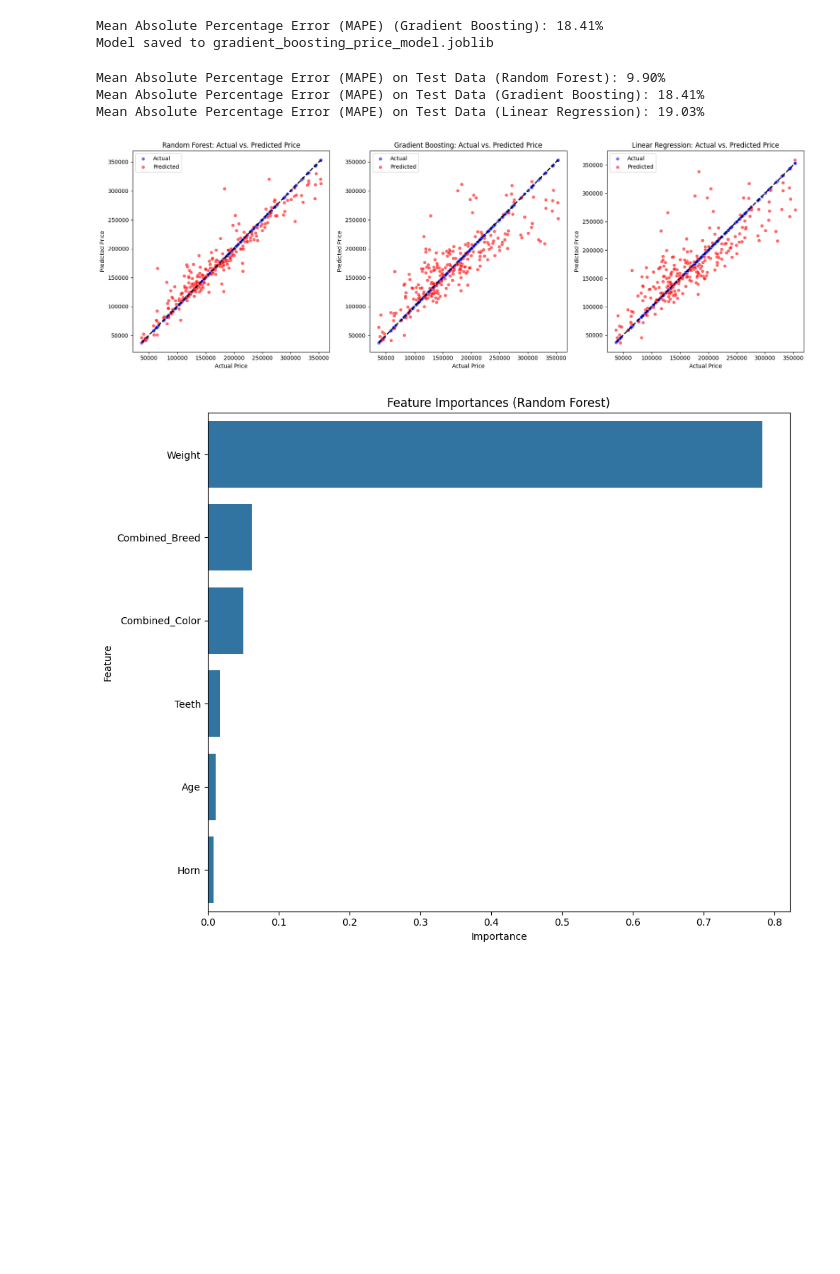
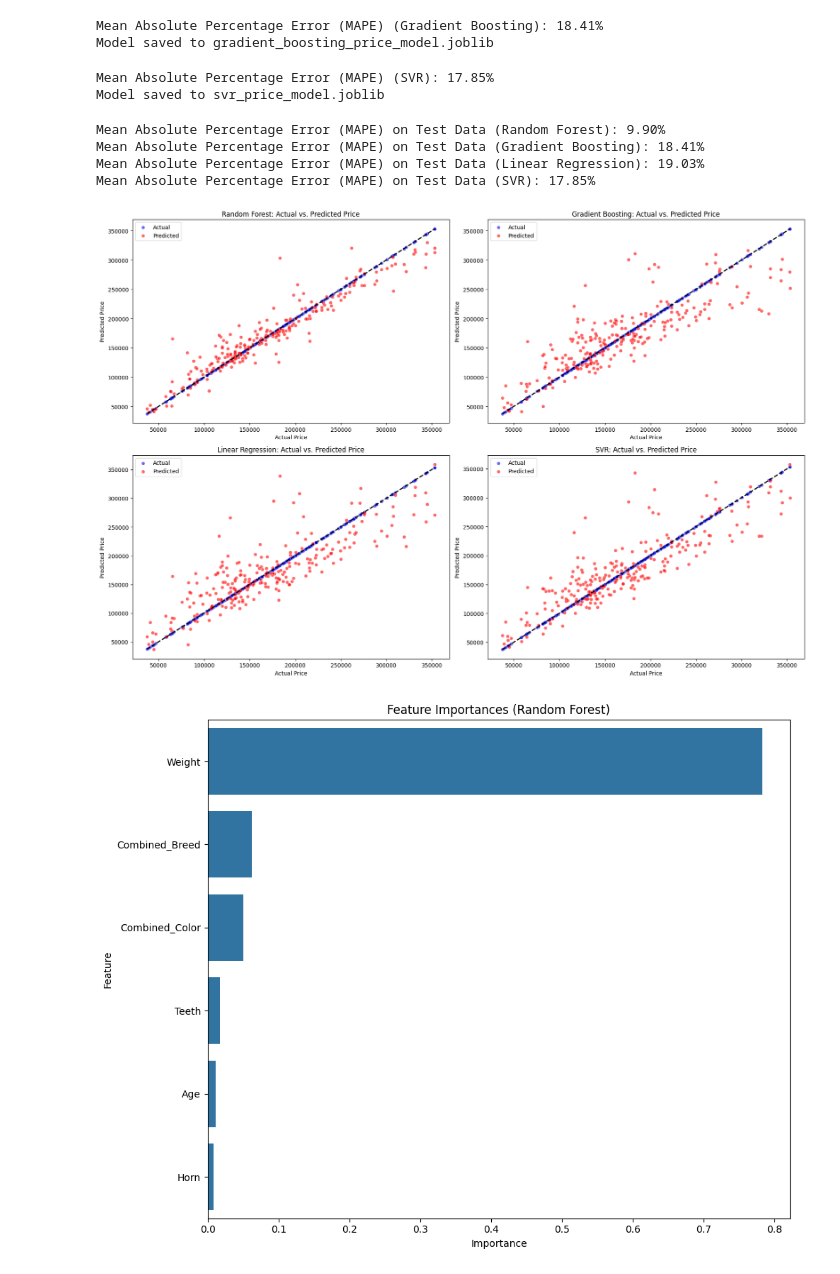
Before and after one commit to Aaban-Saad/CSE445-Qurbani-Cow-Price-Prediction, a Jupyter notebook: Cow_price_prediction.ipynb, the cells around one changed output. Cells and saved outputs as stored; diff of their text form; code cells hidden in the pictures; blank space fills up the shorter version.

```diff
--- a/Cow_price_prediction.ipynb
+++ b/Cow_price_prediction.ipynb
@@ -416,6 +416,31 @@ print(f"Model saved to {filename}")
 # %% [output]
 Mean Absolute Percentage Error (MAPE) (Gradient Boosting): 18.41%
 Model saved to gradient_boosting_price_model.joblib
+# %%
+from sklearn.svm import SVR
+from sklearn.metrics import mean_absolute_percentage_error
+
+# Initialize and train the SVR model
+svr_model = SVR(kernel='linear')  # You can experiment with different kernels like 'linear', 'poly', 'rbf'
+svr_model.fit(X_train, y_train)
+
+# Make predictions on the test set
+y_pred_svr = svr_model.predict(X_test)
+
+# Evaluate the model
+mape_svr = mean_absolute_percentage_error(y_test, y_pred_svr) * 100
+print(f"Mean Absolute Percentage Error (MAPE) (SVR): {mape_svr:.2f}%")
+
+# Define a filename for your model
+filename = 'svr_price_model.joblib'
+
+# Save the model to the file
+joblib.dump(svr_model, filename)
+
+print(f"Model saved to {filename}")
+# %% [output]
+Mean Absolute Percentage Error (MAPE) (SVR): 17.85%
+Model saved to svr_price_model.joblib
 # %%
 import joblib
 from sklearn.metrics import mean_absolute_percentage_error
@@ -426,12 +451,15 @@ loaded_rf_model = joblib.load('/content/random_forest_price_model.joblib')
 loaded_gbr_model = joblib.load('/content/gradient_boosting_price_model.joblib')
 # Load the saved Linear Regression model
 loaded_lr_model = joblib.load('/content/linear_regrassion_model.joblib')
+# Load the saved SVR model
+loaded_svr_model = joblib.load('/content/svr_price_model.joblib')
 
 
 # Make predictions on the test set using the loaded models
 y_pred_rf_test = loaded_rf_model.predict(X_test)
 y_pred_gbr_test = loaded_gbr_model.predict(X_test)
 y_pred_lr_test = loaded_lr_model.predict(X_test)
+y_pred_svr_test = loaded_svr_model.predict(X_test)
 
 
 # Evaluate the loaded models
@@ -443,16 +471,23 @@ print(f"Mean Absolute Percentage Error (MAPE) on Test Data (Gradient Boosting):
 
 mape_lr_test = mean_absolute_percentage_error(y_test, y_pred_lr_test) * 100
 print(f"Mean Absolute Percentage Error (MAPE) on Test Data (Linear Regression): {mape_lr_test:.2f}%")
+
+mape_svr_test = mean_absolute_percentage_error(y_test, y_pred_svr_test) * 100
+print(f"Mean Absolute Percentage Error (MAPE) on Test Data (SVR): {mape_svr_test:.2f}%")
 # %% [output]
 Mean Absolute Percentage Error (MAPE) on Test Data (Random Forest): 9.90%
 Mean Absolute Percentage Error (MAPE) on Test Data (Gradient Boosting): 18.41%
 Mean Absolute Percentage Error (MAPE) on Test Data (Linear Regression): 19.03%
+Mean Absolute Percentage Error (MAPE) on Test Data (SVR): 17.85%
 # %%
 import matplotlib.pyplot as plt
 import seaborn as sns
 
-# Create subplots for each model
-fig, axes = plt.subplots(1, 3, figsize=(18, 6))
+# Create subplots for each model, arranged in a 2x2 grid
+fig, axes = plt.subplots(2, 2, figsize=(18, 12)) # 2 rows, 2 columns
+
+# Flatten the axes array for easier indexing
+axes = axes.flatten()
 
 # Plot for Random Forest
 sns.scatterplot(x=y_test, y=y_test, ax=axes[0], color='blue', label='Actual', alpha=0.6)
@@ -460,34 +495,43 @@ sns.scatterplot(x=y_test, y=y_pred_rf_test, ax=axes[0], color='red', label='Pred
 axes[0].plot([y_test.min(), y_test.max()], [y_test.min(), y_test.max()], 'k--', lw=2) # Add a diagonal line
 axes[0].set_title('Random Forest: Actual vs. Predicted Price')
 axes[0].set_xlabel('Actual Price')
 axes[0].set_ylabel('Predicted Price')
 axes[0].legend()
 
 
 # Plot for Gradient Boosting
 sns.scatterplot(x=y_test, y=y_test, ax=axes[1], color='blue', label='Actual', alpha=0.6)
 sns.scatterplot(x=y_test, y=y_pred_gbr_test, ax=axes[1], color='red', label='Predicted', alpha=0.6)
 axes[1].plot([y_test.min(), y_test.max()], [y_test.min(), y_test.max()], 'k--', lw=2) # Add a diagonal line
 axes[1].set_title('Gradient Boosting: Actual vs. Predicted Price')
 axes[1].set_xlabel('Actual Price')
 axes[1].set_ylabel('Predicted Price')
 axes[1].legend()
 
 
 # Plot for Linear Regression
 sns.scatterplot(x=y_test, y=y_test, ax=axes[2], color='blue', label='Actual', alpha=0.6)
 sns.scatterplot(x=y_test, y=y_pred_lr_test, ax=axes[2], color='red', label='Predicted', alpha=0.6)
 axes[2].plot([y_test.min(), y_test.max()], [y_test.min(), y_test.max()], 'k--', lw=2) # Add a diagonal line
 axes[2].set_title('Linear Regression: Actual vs. Predicted Price')
 axes[2].set_xlabel('Actual Price')
 axes[2].set_ylabel('Predicted Price')
 axes[2].legend()
 
+# Plot for SVR
+sns.scatterplot(x=y_test, y=y_test, ax=axes[3], color='blue', label='Actual', alpha=0.6)
+sns.scatterplot(x=y_test, y=y_pred_svr_test, ax=axes[3], color='red', label='Predicted', alpha=0.6)
+axes[3].plot([y_test.min(), y_test.max()], [y_test.min(), y_test.max()], 'k--', lw=2) # Add a diagonal line
+axes[3].set_title('SVR: Actual vs. Predicted Price')
+axes[3].set_xlabel('Actual Price')
+axes[3].set_ylabel('Predicted Price')
+axes[3].legend()
+
 
 plt.tight_layout()
 plt.show()
 # %% [output]
-[figure, old version]
+[figure, new version]
 # %%
 import matplotlib.pyplot as plt
 import seaborn as sns
```
